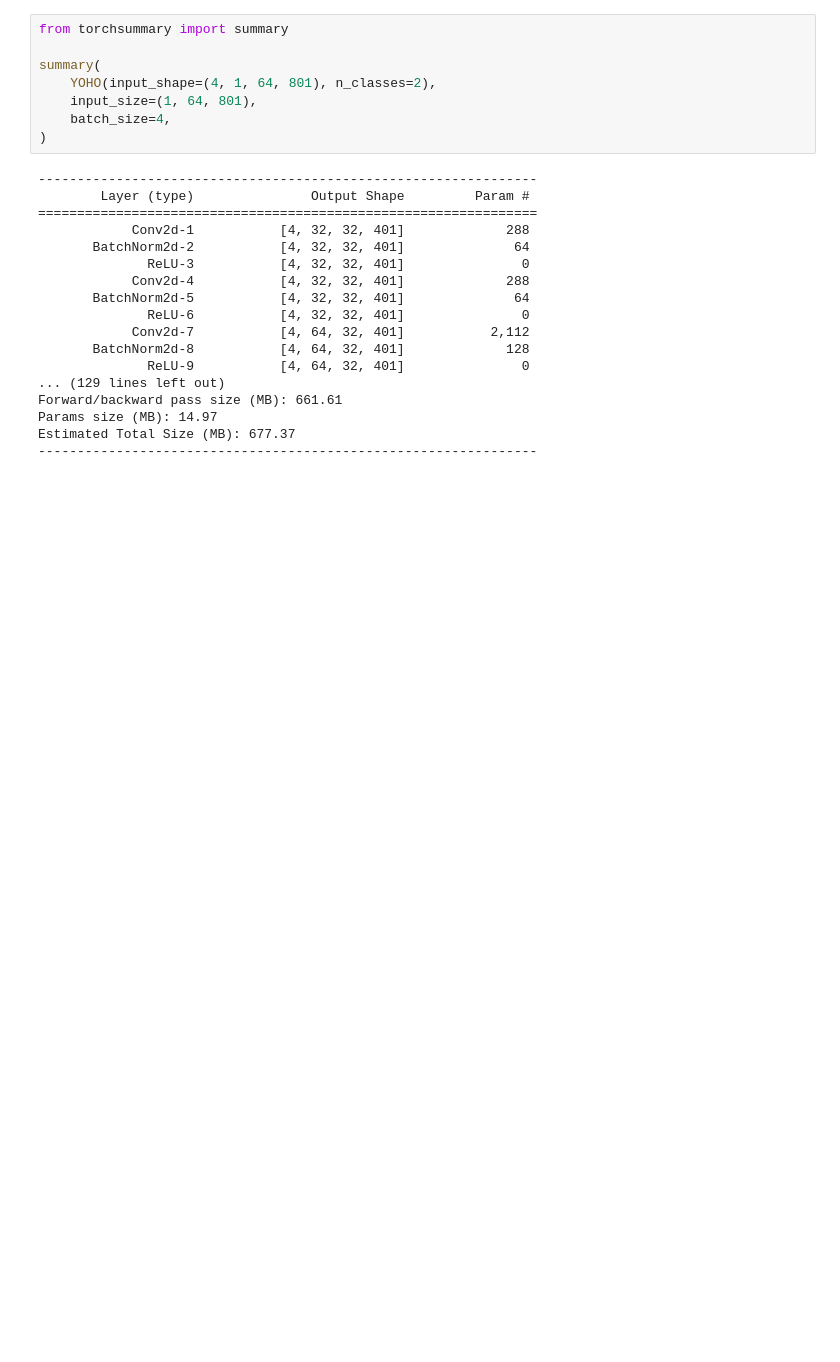
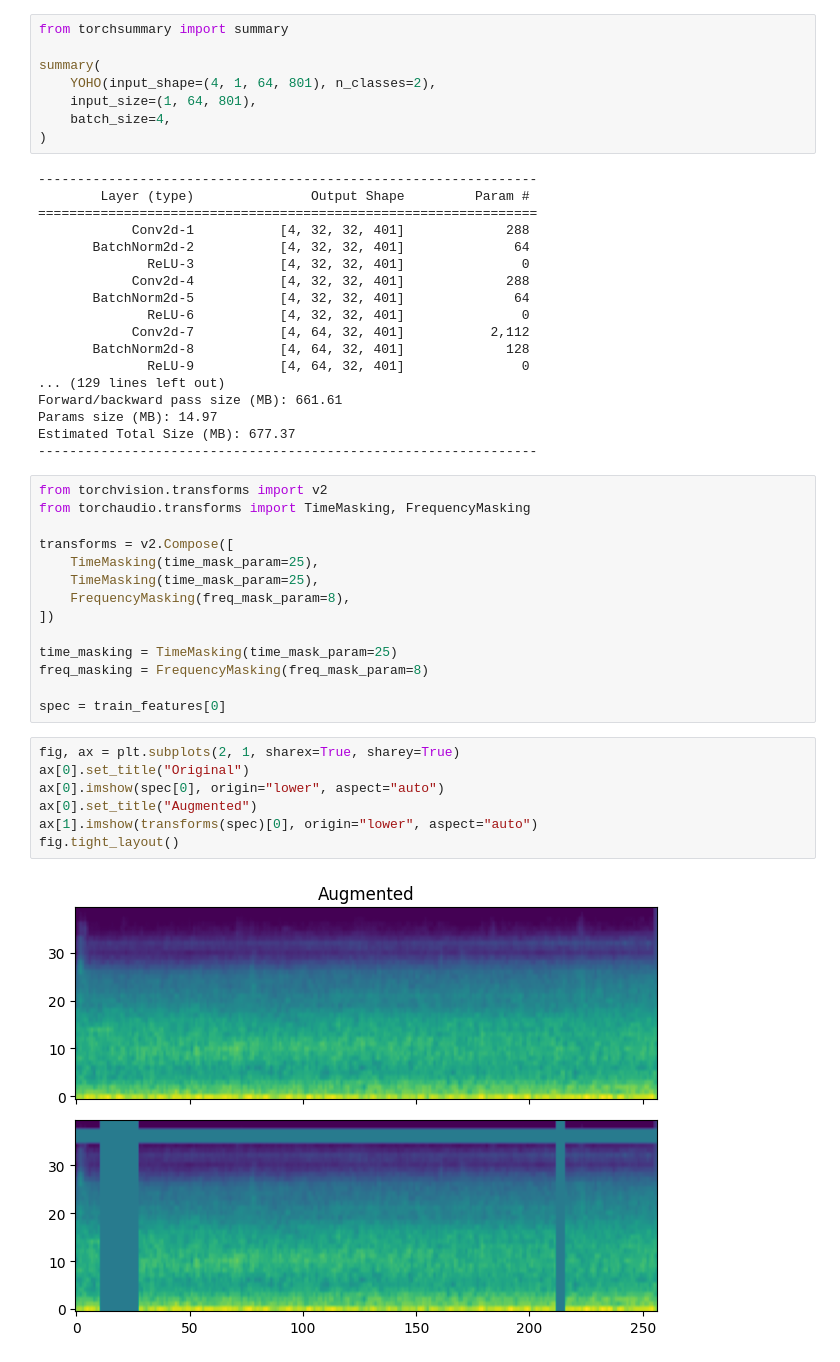
Before and after one commit to enstit/YOHO24, a Jupyter notebook: notebooks/01_train.ipynb, the cells around one changed output. Saved outputs shown, nothing was run; the diff lists cells and outputs as text; blank space fills up the shorter version.

```diff
--- a/notebooks/01_train.ipynb
+++ b/notebooks/01_train.ipynb
@@ -144,3 +141,26 @@ Forward/backward pass size (MB): 661.61
 Params size (MB): 14.97
 Estimated Total Size (MB): 677.37
 ----------------------------------------------------------------
+# %%
+from torchvision.transforms import v2
+from torchaudio.transforms import TimeMasking, FrequencyMasking
+
+transforms = v2.Compose([
+    TimeMasking(time_mask_param=25),
+    TimeMasking(time_mask_param=25),
+    FrequencyMasking(freq_mask_param=8),
+])
+
+time_masking = TimeMasking(time_mask_param=25)
+freq_masking = FrequencyMasking(freq_mask_param=8)
+
+spec = train_features[0]
+# %%
+fig, ax = plt.subplots(2, 1, sharex=True, sharey=True)
+ax[0].set_title("Original")
+ax[0].imshow(spec[0], origin="lower", aspect="auto")
+ax[0].set_title("Augmented")
+ax[1].imshow(transforms(spec)[0], origin="lower", aspect="auto")
+fig.tight_layout()
+# %% [output]
+[figure, added]
```
Also changed, not shown: parts of 3 cells of this notebook, 2 other files.
